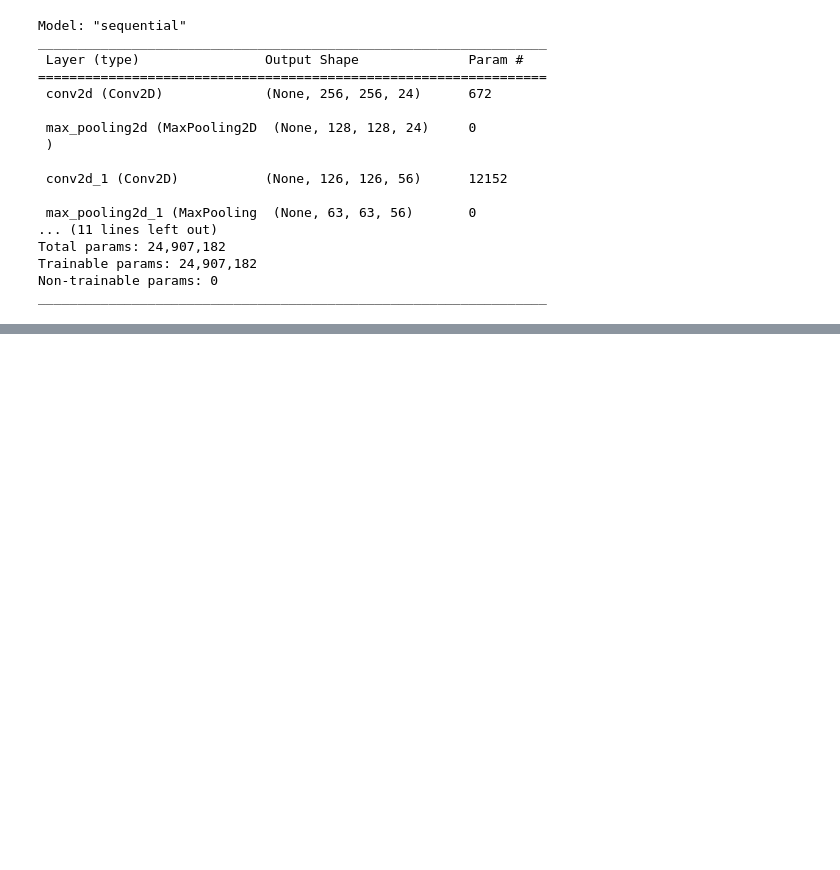
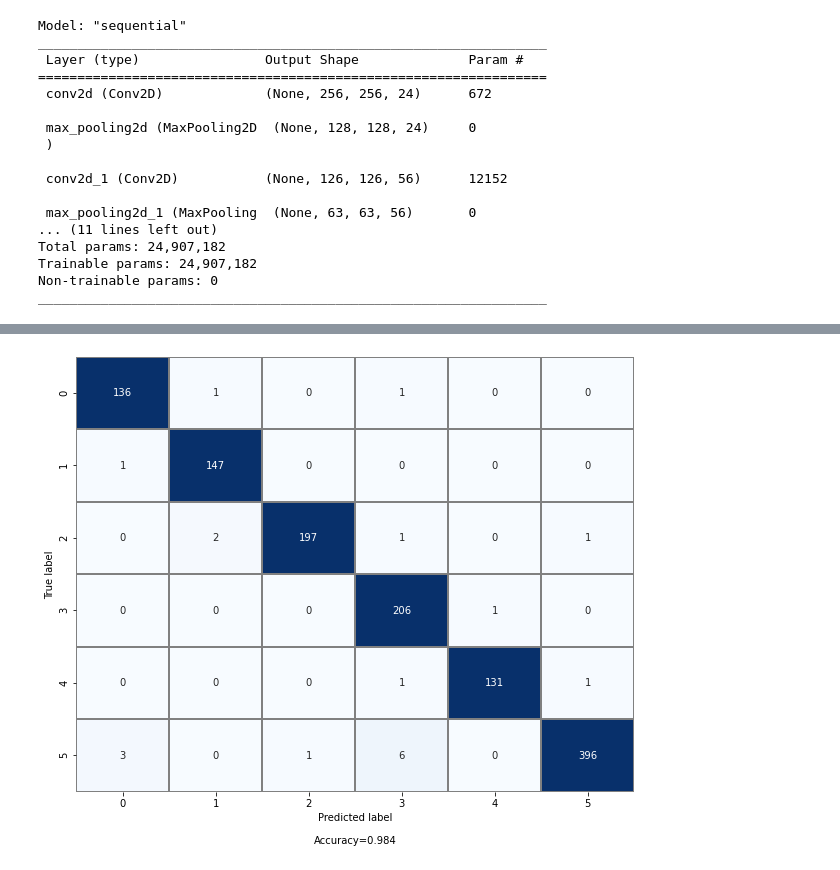
Before and after one commit to infoshareacademy/jdszr5-nonamezzz, a Jupyter notebook: Projekt_DL/data_Keras_tuner-best_model_A.ipynb, the cells around one changed output, grey strips where cells are left out. Cells and saved outputs as stored; diff of their text form; code cells hidden in the pictures; blank space fills up the shorter version.

```diff
--- a/Projekt_DL/data_Keras_tuner-best_model.ipynb
+++ b/Projekt_DL/data_Keras_tuner-best_model_A.ipynb
@@ -795,10 +789,10 @@ INFO:tensorflow:Assets written to: my_model\assets
 # %% [markdown]
 ### 8. Wczytanie modelu
 # %%
-best_model = tf.keras.models.load_model('my_model')
+model_A = tf.keras.models.load_model('my_model')
 
 # sprawdzenie architektury
-best_model.summary()
+model_A.summary()
 # %% [output]
 Model: "sequential"
 _________________________________________________________________
@@ -824,13 +813,0 @@ dodatkowy test, usunąć później
-# %%
-# warstwa wejściowa
-inputLayer = tf.keras.Input(shape=(input_shape))
-# 1. konwulucyjna
-x = layers.Conv2D(24, kernel_size=3, activation='relu', strides=1, padding='valid')(inputLayer)
-x = layers.MaxPooling2D(pool_size=(2,2), strides=(2,2), padding='same')(x)
-# 2. konwulucyjna
-x = layers.Conv2D(56, kernel_size=5, activation='relu', strides=1, padding='valid')(x)
-x = layers.MaxPooling2D(pool_size=(2,2), strides=(2,2), padding='same')(x)
-x = layers.Flatten()(x)
-x = layers.Dense(64, activation='relu')(x)
-x = layers.Dropout(0.1)(x)
-out = layers.Dense(6, activation="softmax")(x)
@@ -878,0 +814,9 @@ print(pd.DataFrame(confusion_matrix(y_test_arg, Y_pred_temp_2)))
+# %%
+#testowanie
+
+y_test_arg=np.argmax(y_test,axis=1)
+Y_pred_model_A = np.argmax(model_A.predict(X_test),axis=1)
+
+print('Confusion Matrix')
+cf_matrix=confusion_matrix(y_test_arg, Y_pred_model_A)
+print(cf_matrix)
@@ -878,0 +976,4 @@ print(pd.DataFrame(confusion_matrix(y_test_arg, Y_pred_temp_2)))
+# %%
+make_confusion_matrix(cf_matrix, figsize=(10,8), cbar=False)
+# %% [output]
+[figure, added]
```
Also changed, not shown: parts of 19 cells of this notebook, 2 other files.
